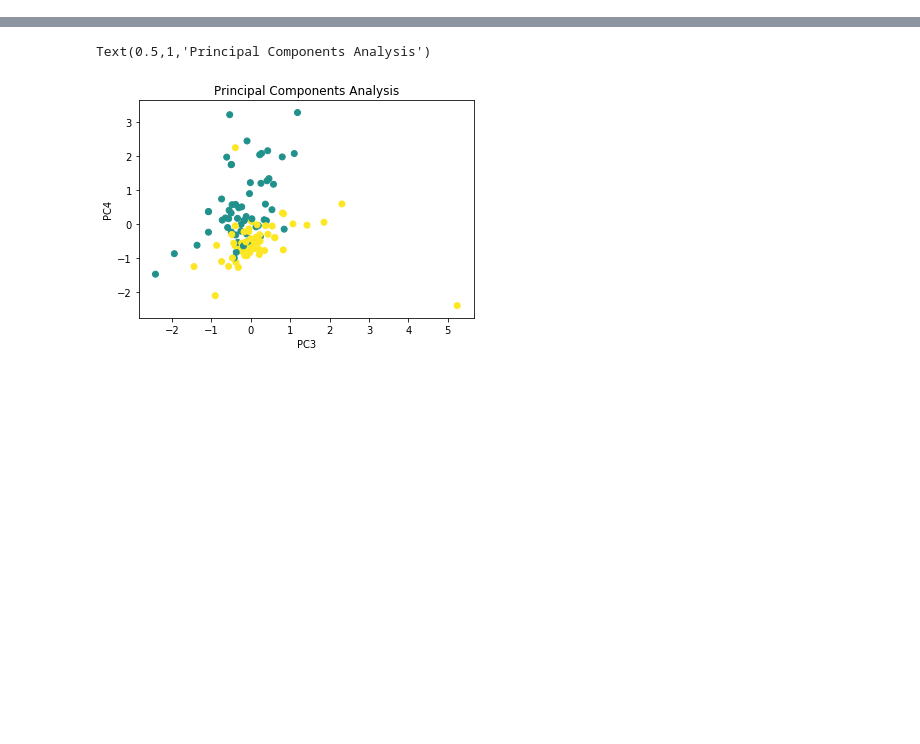
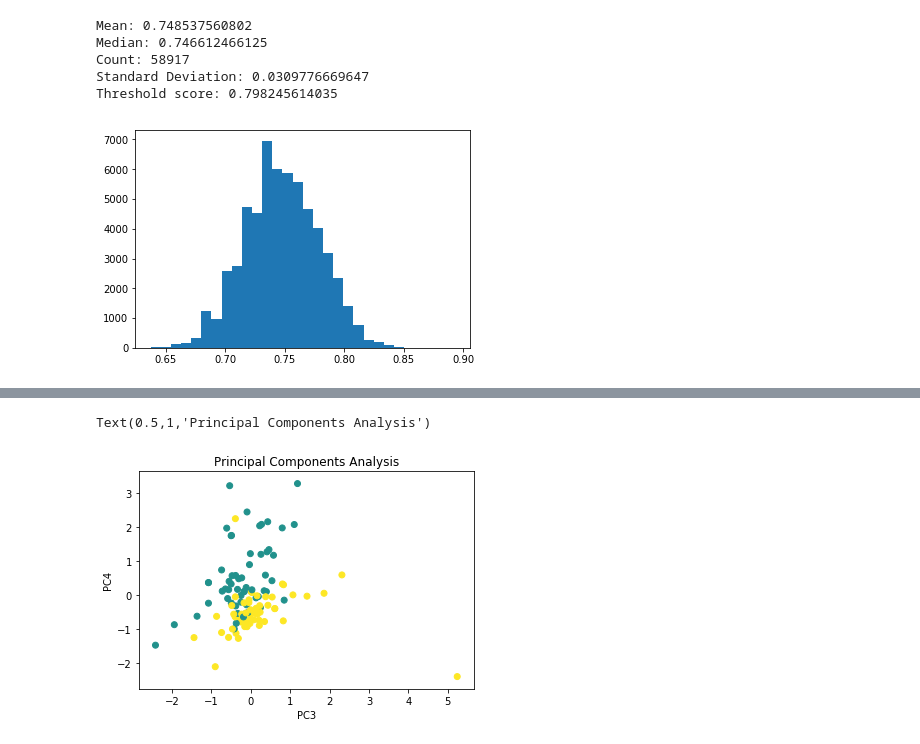
Before and after one commit to liberjul/Hyphal_Image_Classification, a Jupyter notebook: Machine Learning Fungi ID.ipynb, the cells around one changed output, grey strips where cells are left out. Saved outputs shown, nothing was run; the diff lists cells and outputs as text; code cells hidden in the pictures; blank space fills up the shorter version.

```diff
--- a/Machine Learning Fungi ID.ipynb
+++ b/Machine Learning Fungi ID.ipynb
@@ -21,0 +300,12 @@ h, w = imread("./Fungi Pics/JL1.tif", flatten=True).shape
+# %%
+new_labels = []
+for i in labels:
+    if "Clade" in i:
+        new_labels.append(1)
+    else:
+        new_labels.append(2)
+labels = new_labels
+# %%
+fft_feature_vector = get_fft_feat_vector(photo_filenames, './Fungi Pics/')
+fft_train_vectors, fft_test_vectors, fft_train_labels, fft_test_labels = train_test_split(fft_feature_vector,
+                                                                          labels, random_state=324507, test_size=0.50)
@@ -21,0 +315,10 @@ h, w = imread("./Fungi Pics/JL1.tif", flatten=True).shape
+# %%
+n_components = 20
+fft_pca = PCA(n_components=n_components, whiten=True)
+_ = fft_pca.fit(fft_train_vectors)
+pickle.dump(fft_pca, open("hyphal_image_pca.obj", "wb"))
+pca_fft_feature_vector = fft_pca.transform(fft_feature_vector)
+#for i in pca_fft_feature_vector:
+#    pca_fft_feature_vector = i[best_feats]
+pca_fft_train_vectors, pca_fft_test_vectors, fft_train_labels, fft_test_labels = train_test_split(pca_fft_feature_vector,
+                                                                          labels, random_state=324507, test_size=0.50)
@@ -21,0 +331,3 @@ h, w = imread("./Fungi Pics/JL1.tif", flatten=True).shape
+# %%
+clf, f_scores, best_feats = estimate_best_forest(pca_fft_train_vectors, fft_train_labels, pca_fft_test_vectors,
+                                    fft_test_labels, 0.99, 900, 0.83, extract_features=True)
@@ -21,0 +354,9 @@ h, w = imread("./Fungi Pics/JL1.tif", flatten=True).shape
+# %%
+thresh_score = get_f_score_stats(f_scores)
+# %% [output]
+Mean: 0.748537560802
+Median: 0.746612466125
+Count: 58917
+Standard Deviation: 0.0309776669647
+Threshold score: 0.798245614035
+[figure, added]
```
Also changed, not shown: parts of 83 cells of this notebook, 2 other files.
